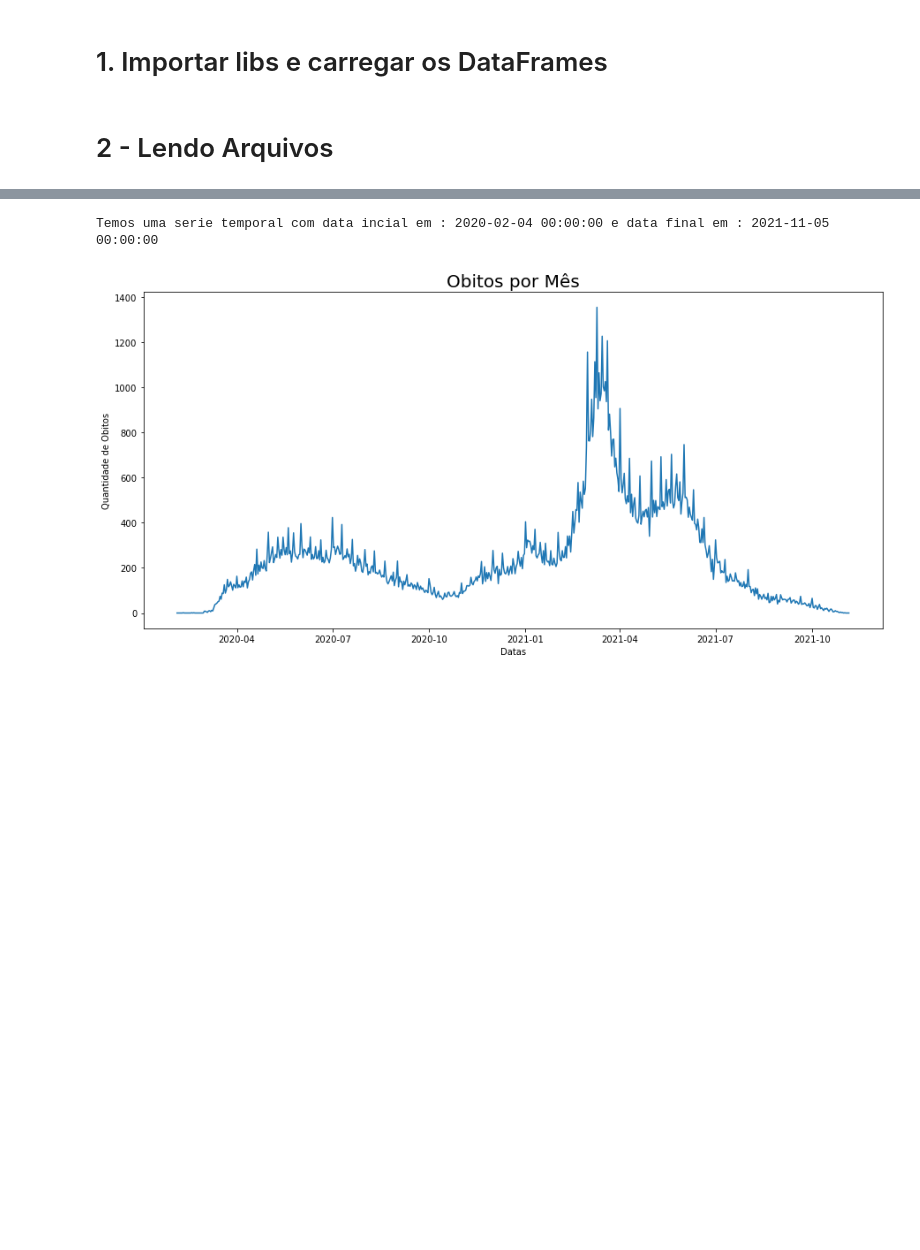
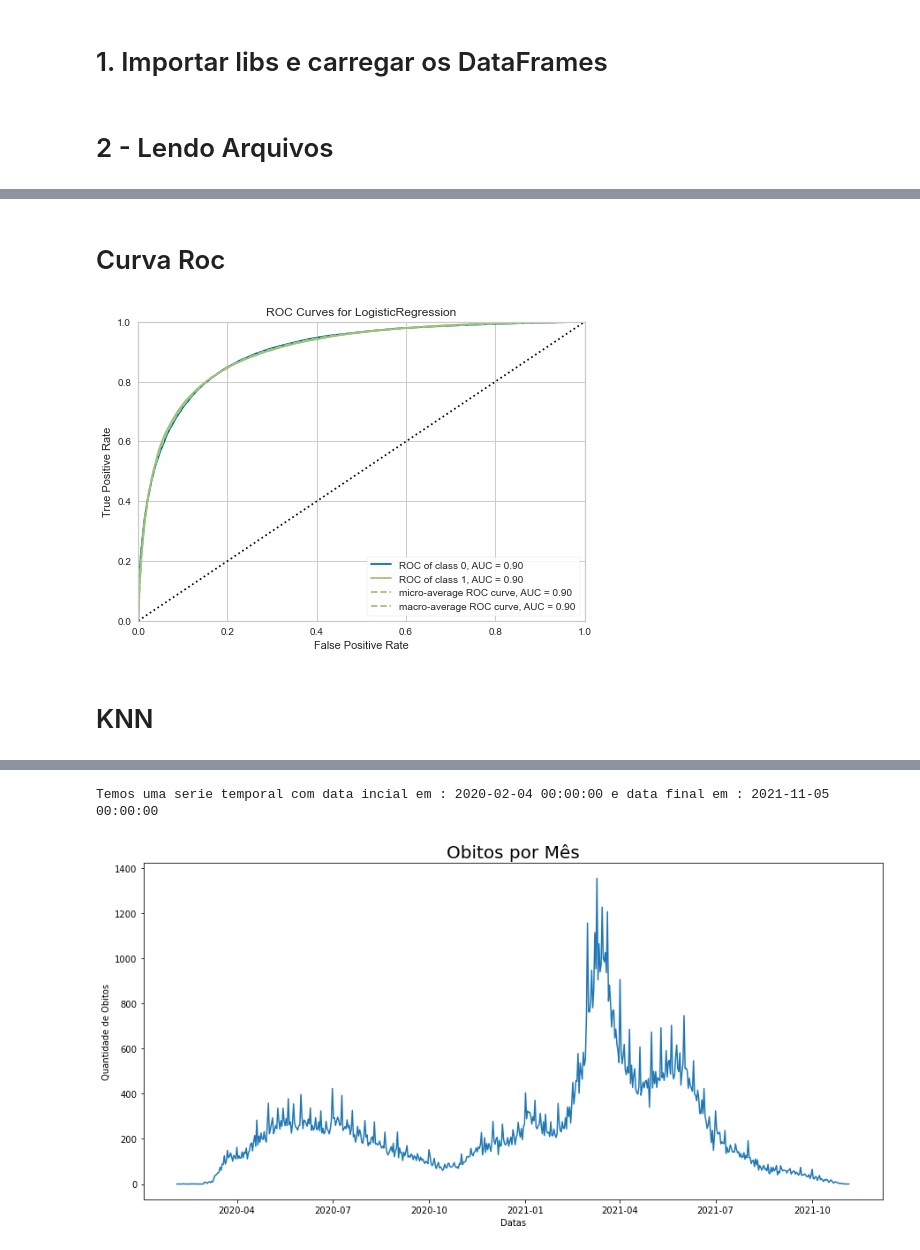
Before and after one commit to 1colete/dh_projeto_integrador, a Jupyter notebook: 3_modelagem.ipynb, the cells around one changed output, grey strips where cells are left out. Saved outputs shown, nothing was run; the diff lists cells and outputs as text; code cells hidden in the pictures; blank space fills up the shorter version.

```diff
--- a/3_modelagem.ipynb
+++ b/3_modelagem.ipynb
@@ -65,0 +112,2 @@ df_coordenadas = pd.read_csv('dados/Sedes_Coordenadas_Municipios.csv', encoding
+# %%
+X_res = sm.tools.add_constant(X_res)
@@ -65,0 +247,12 @@ df_coordenadas = pd.read_csv('dados/Sedes_Coordenadas_Municipios.csv', encoding
+# %% [markdown]
+# Curva Roc
+# %%
+visualizer = ROCAUC(model, classes = [0, 1])
+
+visualizer.fit(X1_train, y_train)        # Fit the training data to the visualizer
+visualizer.score(X1_test, y_test)        # Evaluate the model on the test data
+visualizer.show();
+# %% [output]
+[figure, added]
+# %% [markdown]
+# KNN
```
Also changed, not shown: parts of 77 cells of this notebook, 2 other files.
